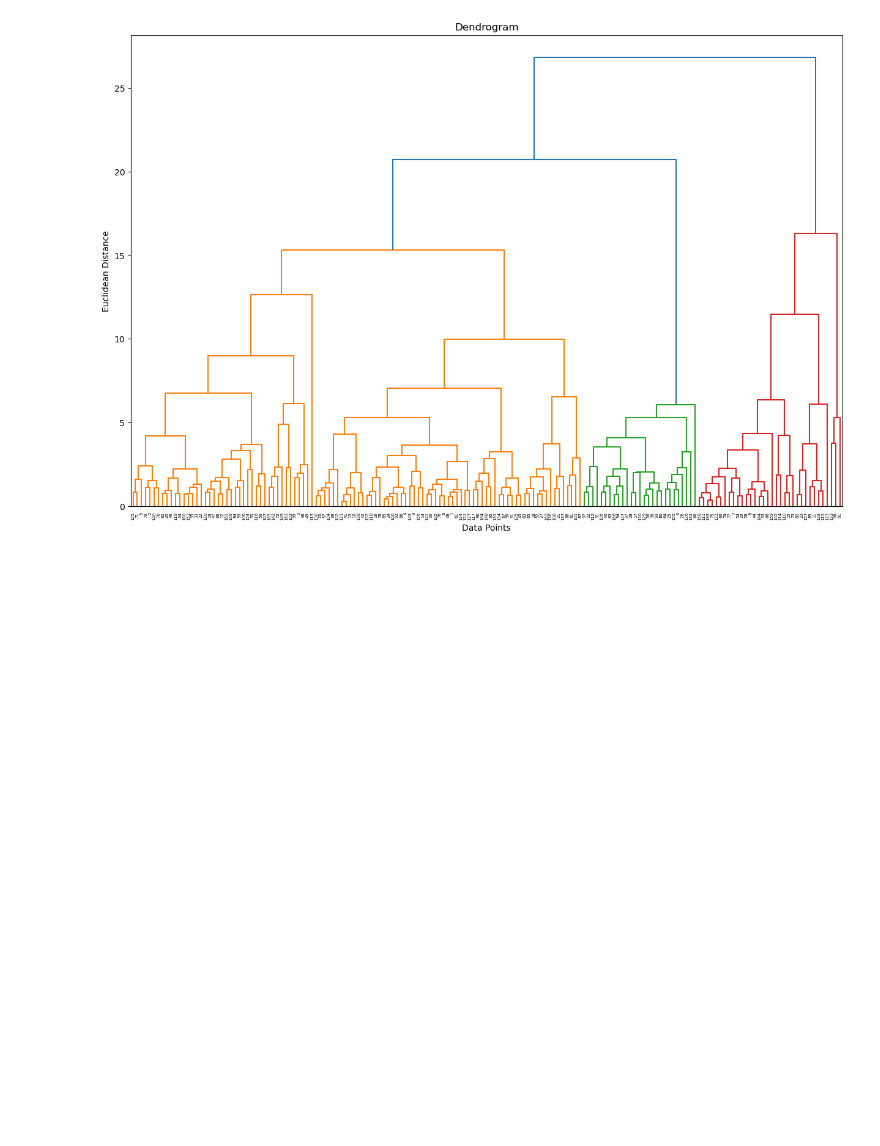
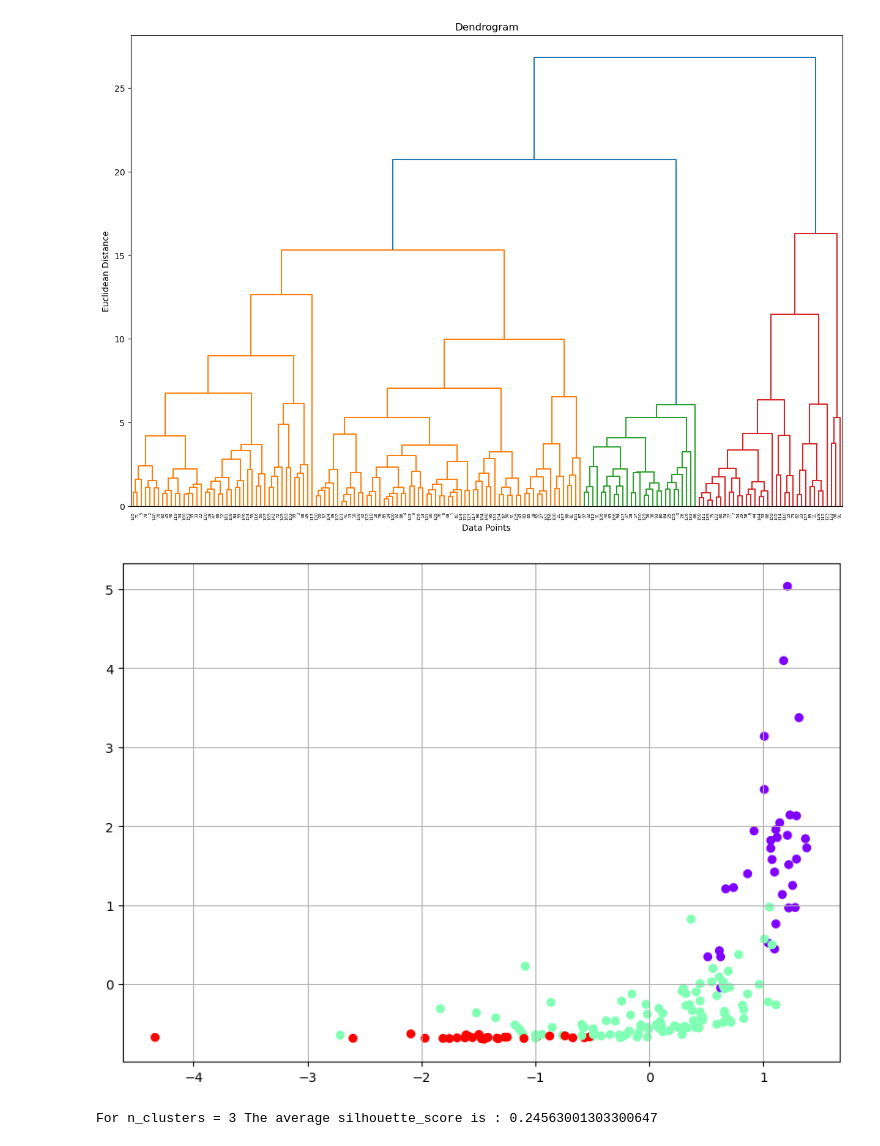
Before and after one commit to LuizTokuhara/clustering, a Jupyter notebook: notebooks/country-data-kmeans.ipynb, the cells around one changed output. Cells and saved outputs as stored; diff of their text form; code cells hidden in the pictures; blank space fills up the shorter version.

```diff
--- a/notebooks/country-data-kmeans.ipynb
+++ b/notebooks/country-data-kmeans.ipynb
@@ -222,3 +224,16 @@ plt.ylabel('Euclidean Distance')
 plt.show()
 # %% [output]
 [figure]
+# %%
+cluster = AgglomerativeClustering(n_clusters=k_cluster, metric='euclidean', linkage='ward')
+agglomerative_labels = cluster.fit_predict(scaled_data)
+plt.figure(figsize=(10, 7))
+plt.scatter(scaled_data[:,6], scaled_data[:,8], c=cluster.labels_, cmap='rainbow')
+plt.grid(True)
+# %% [output]
+[figure, added]
+# %%
+silhouette_avg = silhouette_score(scaled_data, agglomerative_labels)
+print("For n_clusters =", k_cluster,"The average silhouette_score is :", silhouette_avg)
+# %% [output]
+For n_clusters = 3 The average silhouette_score is : 0.24563001303300647
```
Also changed, not shown: parts of 13 cells of this notebook.
